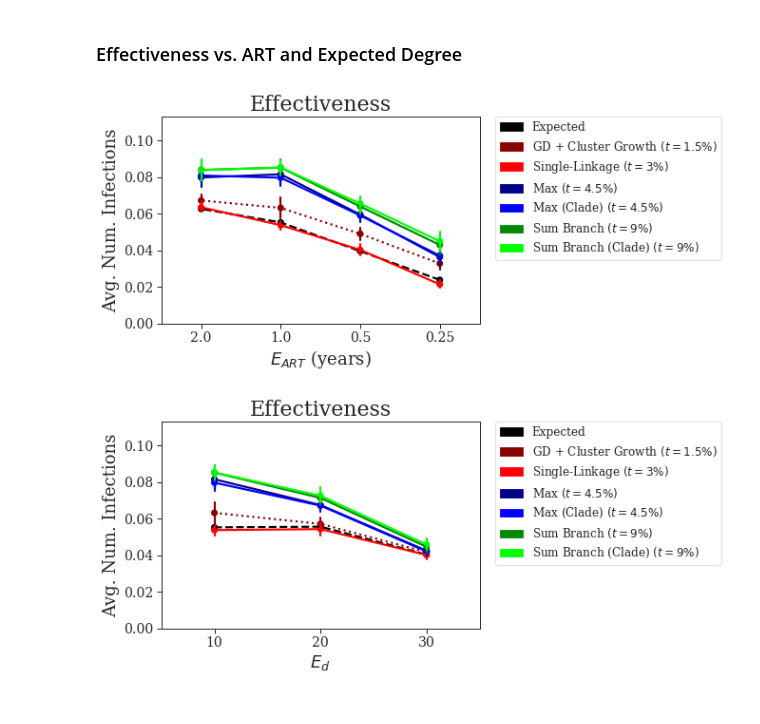
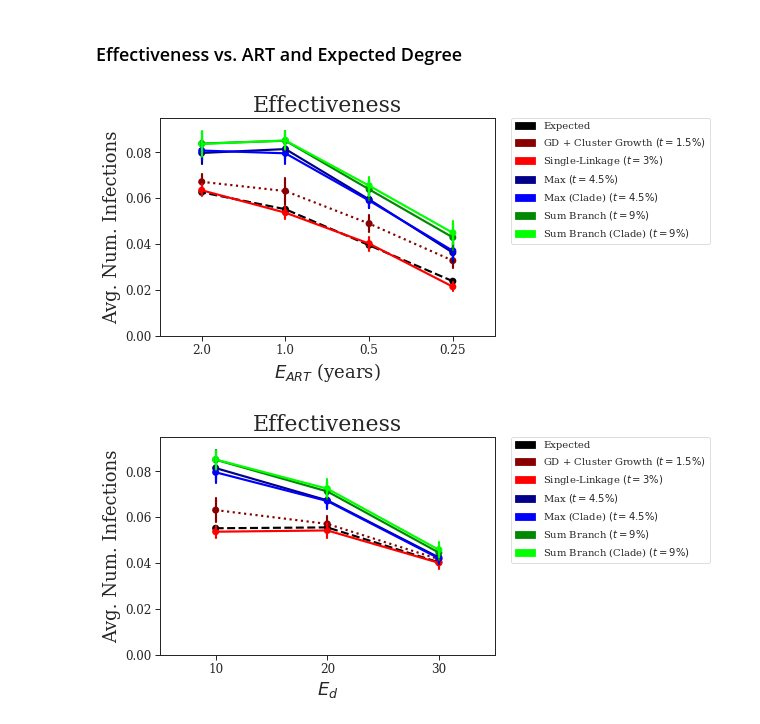
Before and after one commit to niemasd/Tree-Based-Clustering-Paper, a Jupyter notebook: figures/Figures.ipynb, the cells around one changed output. Saved outputs shown, nothing was run; the diff lists cells and outputs as text; code cells hidden in the pictures.

Commit message:
Updated figures

```diff
--- a/figures/Figures.ipynb
+++ b/figures/Figures.ipynb
@@ -18,8 +18,8 @@ RC = {
     "axes.titlesize":16,
     "axes.labelsize":14,
     "legend.fontsize":10,
-    "xtick.labelsize":10,
-    "ytick.labelsize":10
+    "xtick.labelsize":12,
+    "ytick.labelsize":12
 }
 
 meta = {
@@ -66,8 +66,7 @@ rcParams['font.family'] = 'serif'
 eff_order = ['expected','hivtrace','single_linkage','max','max_clade','sum_branch','sum_branch_clade']
 eff_handles = [Patch(color=meta['color'][m], label=meta['label'][m]) for m in eff_order]
 eff_data = load(gopen('DATA.EFFECTIVENESS.pkl.gz'))
-eff_ymax = max(e for d in eff_data for r in eff_data[d] for m in eff_data[d][r] for e in eff_data[d][r][m])
-rc = copy(RC); rc["legend.fontsize"]=12; rc["xtick.labelsize"]=14; rc["ytick.labelsize"]=14; set_context("paper", rc=rc)
+eff_ymax = 0.095 #max(e for d in eff_data for r in eff_data[d] for m in eff_data[d][r] for e in eff_data[d][r][m])
 
 # Effectiveness vs. ART
 fig = plt.figure()
@@ -76,32 +75,32 @@ for m in eff_order:
     for r in sorted(eff_data[10].keys()):
         y += eff_data[10][r][m]; x += [1./r]*len(eff_data[10][r][m])
     ax = pointplot(x=x, y=y, color=meta['color'][m], linestyles=meta['linestyle'][m])
 ax.invert_xaxis()
 plt.ylim(ymin=0, ymax=eff_ymax)
 plt.title("Effectiveness", size=22)
 plt.xlabel(r"$%s$ (years)"%EART, size=18)
 plt.ylabel("Avg. Num. Infections", size=18)
 legend = plt.legend(handles=eff_handles,bbox_to_anchor=(1.05, 1), loc=2, borderaxespad=0., frameon=True)
 plt.show()
 fig.savefig('effectiveness_art.pdf', format='pdf', bbox_extra_artists=(legend,), bbox_inches='tight')
 plt.close()
 
 # Effectiveness vs. Expected Degree
 fig = plt.figure()
 for m in eff_order:
     x = list(); y = list()
     for d in sorted(eff_data.keys()):
         y += eff_data[d][1][m]; x += [d]*len(eff_data[d][1][m])
     ax = pointplot(x=x, y=y, color=meta['color'][m], linestyles=meta['linestyle'][m])
 plt.ylim(ymin=0, ymax=eff_ymax)
 plt.title("Effectiveness", size=22)
 plt.xlabel(r"$%s$"%ED, size=18)
 plt.ylabel("Avg. Num. Infections", size=18)
 legend = plt.legend(handles=eff_handles,bbox_to_anchor=(1.05, 1), loc=2, borderaxespad=0., frameon=True)
 plt.show()
 fig.savefig('effectiveness_degree.pdf', format='pdf', bbox_extra_artists=(legend,), bbox_inches='tight')
 plt.close()
 set_context("paper", rc=RC)
 # %% [output]
-[figure, old version]
+[figure, new version]
-[figure, old version]
+[figure, new version]
```
